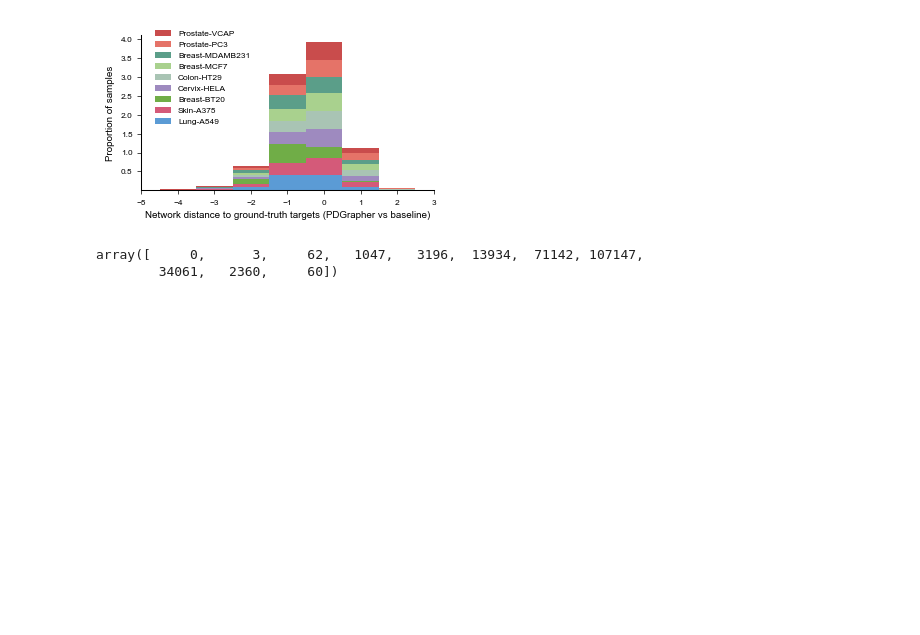
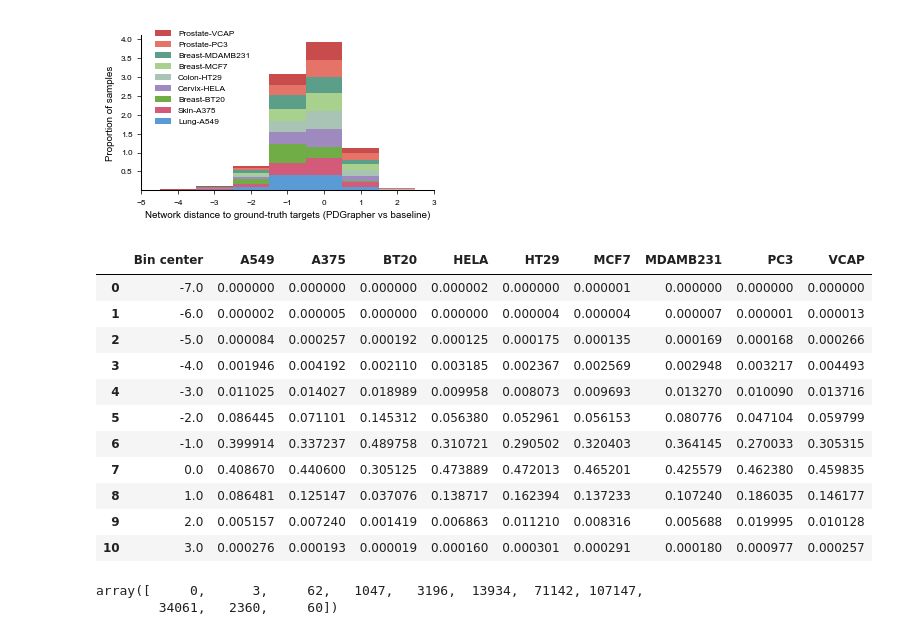
Before and after one commit to mims-harvard/PDGrapher, a Jupyter notebook: figures/figure_3_chemical_random/plot_figure_3.ipynb, the cells around one changed output. Cells and saved outputs as stored; diff of their text form; code cells hidden in the pictures; blank space fills up the shorter version.

Commit message:
updated fig styles and added source data generation

```diff
--- a/figures/figure_3_chemical_random/plot_figure_3.ipynb
+++ b/figures/figure_3_chemical_random/plot_figure_3.ipynb
@@ -858,6 +963,39 @@ with sns.plotting_context(plotting_context):
     plt.show()
 # %% [output]
 [figure]
+# %%
+# Prepare bin centers
+bin_centers = bins[:-1] + 0.5
+
+# Build a dict with proportions per cell line
+hist_data = {'Bin center': bin_centers}
+for cell_line in cell_lines:
+    diff = np.array(all_lengths_ours_to_real[cell_line]) - np.array(all_lengths_random_to_real[cell_line])
+    counts, _ = np.histogram(diff, bins=bins)
+    proportions = counts / np.sum(counts)
+    hist_data[cell_line] = proportions
+
+# Convert to DataFrame
+df_hist = pd.DataFrame(hist_data)
+
+# Save to Excel (append to your existing file)
+with pd.ExcelWriter(osp.join('processed', "PDGrapher_SourceData_Fig3.xlsx"), mode='a', engine='openpyxl') as writer:
+    df_hist.to_excel(writer, sheet_name="Panel E", index=False)
+# %%
+df_hist
+# %% [output]
+|  | Bin center | A549 | A375 | BT20 | HELA | HT29 | MCF7 | MDAMB231 | PC3 | VCAP |
+| 0 | -7.0 | 0.000000 | 0.000000 | 0.000000 | 0.000002 | 0.000000 | 0.000001 | 0.000000 | 0.000000 | 0.000000 |
+| 1 | -6.0 | 0.000002 | 0.000005 | 0.000000 | 0.000000 | 0.000004 | 0.000004 | 0.000007 | 0.000001 | 0.000013 |
+| 2 | -5.0 | 0.000084 | 0.000257 | 0.000192 | 0.000125 | 0.000175 | 0.000135 | 0.000169 | 0.000168 | 0.000266 |
+| 3 | -4.0 | 0.001946 | 0.004192 | 0.002110 | 0.003185 | 0.002367 | 0.002569 | 0.002948 | 0.003217 | 0.004493 |
+| 4 | -3.0 | 0.011025 | 0.014027 | 0.018989 | 0.009958 | 0.008073 | 0.009693 | 0.013270 | 0.010090 | 0.013716 |
+| 5 | -2.0 | 0.086445 | 0.071101 | 0.145312 | 0.056380 | 0.052961 | 0.056153 | 0.080776 | 0.047104 | 0.059799 |
+| 6 | -1.0 | 0.399914 | 0.337237 | 0.489758 | 0.310721 | 0.290502 | 0.320403 | 0.364145 | 0.270033 | 0.305315 |
+| 7 | 0.0 | 0.408670 | 0.440600 | 0.305125 | 0.473889 | 0.472013 | 0.465201 | 0.425579 | 0.462380 | 0.459835 |
+| 8 | 1.0 | 0.086481 | 0.125147 | 0.037076 | 0.138717 | 0.162394 | 0.137233 | 0.107240 | 0.186035 | 0.146177 |
+| 9 | 2.0 | 0.005157 | 0.007240 | 0.001419 | 0.006863 | 0.011210 | 0.008316 | 0.005688 | 0.019995 | 0.010128 |
+| 10 | 3.0 | 0.000276 | 0.000193 | 0.000019 | 0.000160 | 0.000301 | 0.000291 | 0.000180 | 0.000977 | 0.000257 |
 # %%
 
 # #Put all data together
```
Also changed, not shown: parts of 3 cells of this notebook, 44 other files.
